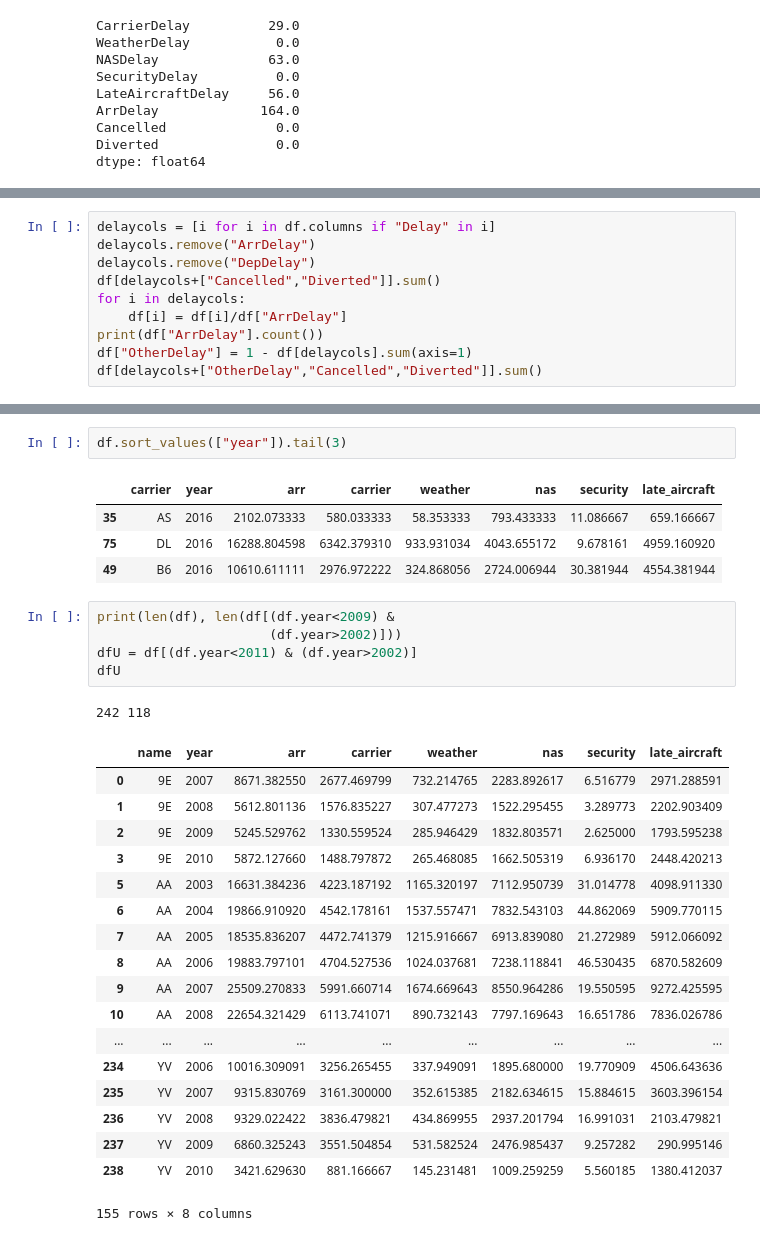
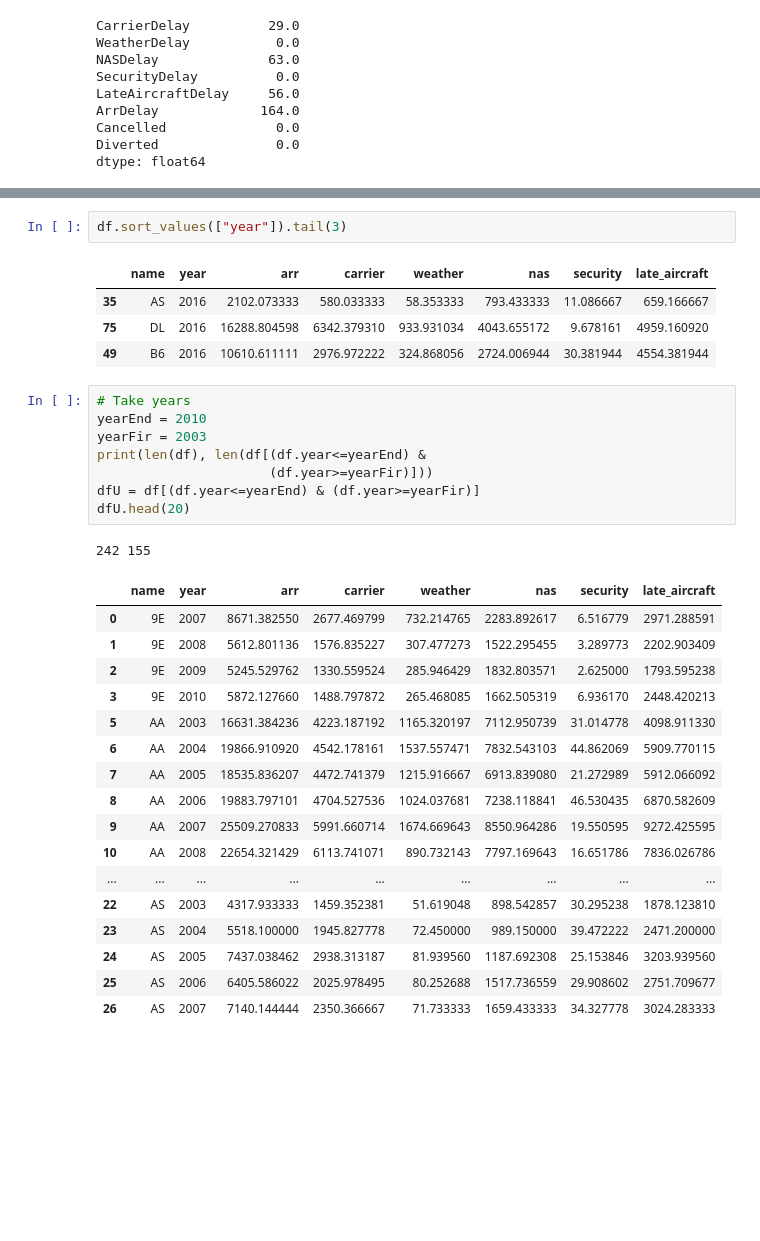
Before and after one commit to albhub/Udacity-NanoDegree-P6, a Jupyter notebook: Flights.ipynb, the cells around one changed output, grey strips where cells are left out. Saved outputs shown, nothing was run; the diff lists cells and outputs as text; blank space fills up the shorter version.

```diff
--- a/Flights.ipynb
+++ b/Flights.ipynb
@@ -321,10 +292,0 @@ df
-# %%
-delaycols = [i for i in df.columns if "Delay" in i]
-delaycols.remove("ArrDelay")
-delaycols.remove("DepDelay")
-df[delaycols+["Cancelled","Diverted"]].sum()
-for i in delaycols:
-    df[i] = df[i]/df["ArrDelay"]
-print(df["ArrDelay"].count())
-df["OtherDelay"] = 1 - df[delaycols].sum(axis=1)
-df[delaycols+["OtherDelay","Cancelled","Diverted"]].sum()
@@ -448,35 +412,37 @@ Index(['year', 'month', 'carrier', 'carrier_name', 'airport', 'airport_name',
 # %%
 df.sort_values(["year"]).tail(3)
 # %% [output]
-|  | carrier | year | arr | carrier | weather | nas | security | late_aircraft |
+|  | name | year | arr | carrier | weather | nas | security | late_aircraft |
 | 35 | AS | 2016 | 2102.073333 | 580.033333 | 58.353333 | 793.433333 | 11.086667 | 659.166667 |
 | 75 | DL | 2016 | 16288.804598 | 6342.379310 | 933.931034 | 4043.655172 | 9.678161 | 4959.160920 |
 | 49 | B6 | 2016 | 10610.611111 | 2976.972222 | 324.868056 | 2724.006944 | 30.381944 | 4554.381944 |
 # %%
-print(len(df), len(df[(df.year<2009) &
-                      (df.year>2002)]))
-dfU = df[(df.year<2011) & (df.year>2002)]
-dfU
+# Take years
+yearEnd = 2010
+yearFir = 2003
+print(len(df), len(df[(df.year<=yearEnd) &
+                      (df.year>=yearFir)]))
+dfU = df[(df.year<=yearEnd) & (df.year>=yearFir)]
+dfU.head(20)
 # %% [output]
-242 118
+242 155
 |  | name | year | arr | carrier | weather | nas | security | late_aircraft |
 | 0 | 9E | 2007 | 8671.382550 | 2677.469799 | 732.214765 | 2283.892617 | 6.516779 | 2971.288591 |
 | 1 | 9E | 2008 | 5612.801136 | 1576.835227 | 307.477273 | 1522.295455 | 3.289773 | 2202.903409 |
 | 2 | 9E | 2009 | 5245.529762 | 1330.559524 | 285.946429 | 1832.803571 | 2.625000 | 1793.595238 |
 | 3 | 9E | 2010 | 5872.127660 | 1488.797872 | 265.468085 | 1662.505319 | 6.936170 | 2448.420213 |
 | 5 | AA | 2003 | 16631.384236 | 4223.187192 | 1165.320197 | 7112.950739 | 31.014778 | 4098.911330 |
 | 6 | AA | 2004 | 19866.910920 | 4542.178161 | 1537.557471 | 7832.543103 | 44.862069 | 5909.770115 |
 | 7 | AA | 2005 | 18535.836207 | 4472.741379 | 1215.916667 | 6913.839080 | 21.272989 | 5912.066092 |
 | 8 | AA | 2006 | 19883.797101 | 4704.527536 | 1024.037681 | 7238.118841 | 46.530435 | 6870.582609 |
 | 9 | AA | 2007 | 25509.270833 | 5991.660714 | 1674.669643 | 8550.964286 | 19.550595 | 9272.425595 |
 | 10 | AA | 2008 | 22654.321429 | 6113.741071 | 890.732143 | 7797.169643 | 16.651786 | 7836.026786 |
 | ... | ... | ... | ... | ... | ... | ... | ... | ... |
-| 234 | YV | 2006 | 10016.309091 | 3256.265455 | 337.949091 | 1895.680000 | 19.770909 | 4506.643636 |
-| 235 | YV | 2007 | 9315.830769 | 3161.300000 | 352.615385 | 2182.634615 | 15.884615 | 3603.396154 |
-| 236 | YV | 2008 | 9329.022422 | 3836.479821 | 434.869955 | 2937.201794 | 16.991031 | 2103.479821 |
-| 237 | YV | 2009 | 6860.325243 | 3551.504854 | 531.582524 | 2476.985437 | 9.257282 | 290.995146 |
-| 238 | YV | 2010 | 3421.629630 | 881.166667 | 145.231481 | 1009.259259 | 5.560185 | 1380.412037 |
+| 22 | AS | 2003 | 4317.933333 | 1459.352381 | 51.619048 | 898.542857 | 30.295238 | 1878.123810 |
+| 23 | AS | 2004 | 5518.100000 | 1945.827778 | 72.450000 | 989.150000 | 39.472222 | 2471.200000 |
+| 24 | AS | 2005 | 7437.038462 | 2938.313187 | 81.939560 | 1187.692308 | 25.153846 | 3203.939560 |
+| 25 | AS | 2006 | 6405.586022 | 2025.978495 | 80.252688 | 1517.736559 | 29.908602 | 2751.709677 |
+| 26 | AS | 2007 | 7140.144444 | 2350.366667 | 71.733333 | 1659.433333 | 34.327778 | 3024.283333 |
-155 rows × 8 columns
 # %%
 names = set(dfU["name"])
 namfli = []
```
Also changed, not shown: parts of 68 cells of this notebook, 2 other files.
